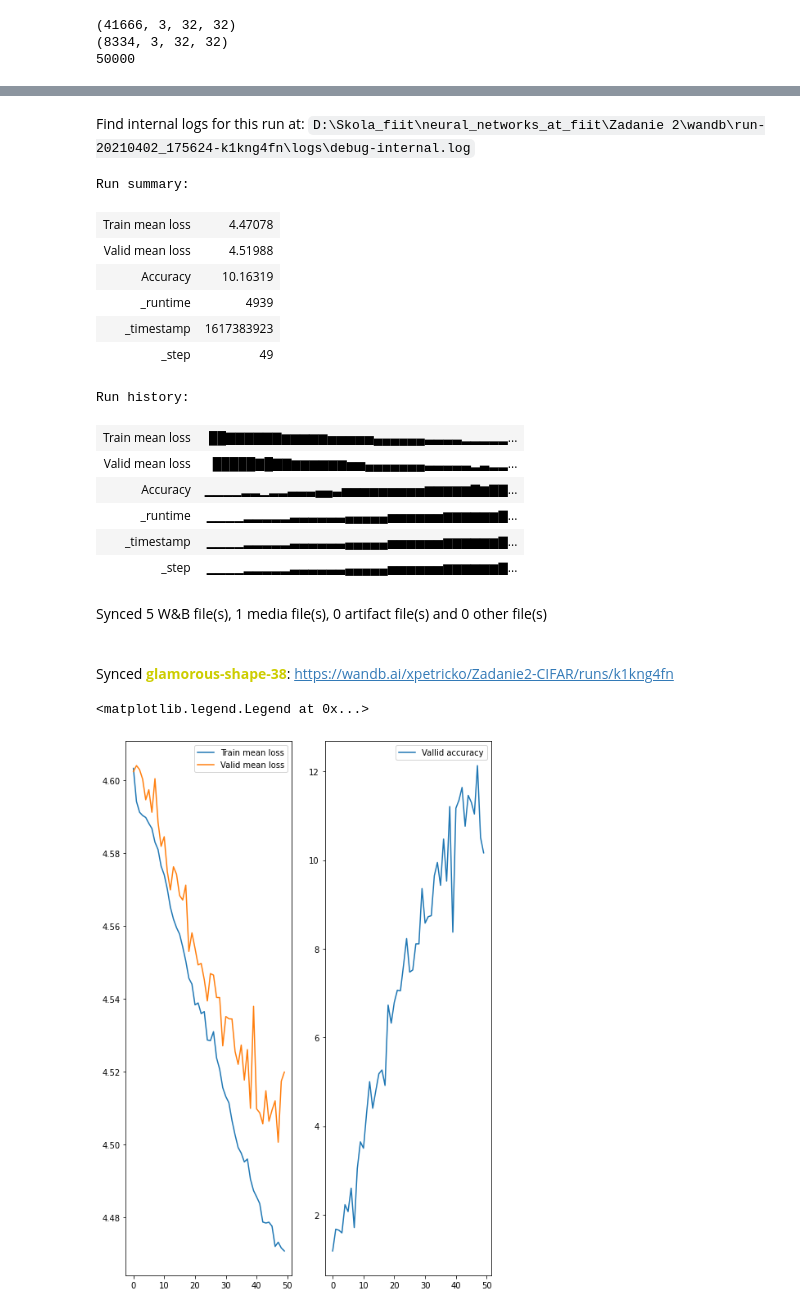
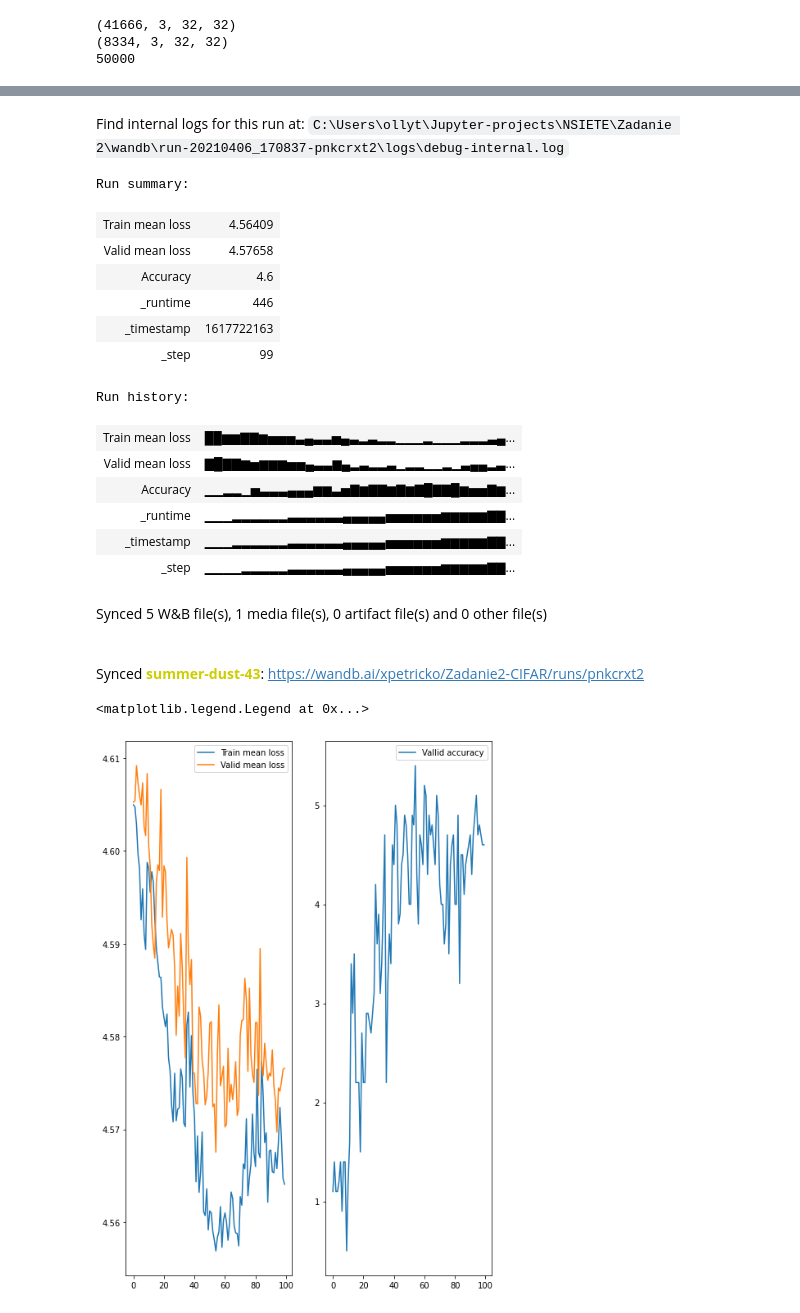
Before and after one commit to letv3/NSIETE, a Jupyter notebook: Zadanie 2/Zadanie2.ipynb, the cells around one changed output, grey strips where cells are left out. Drawn from its saved outputs; the diff is of its cells as text; code cells hidden in the pictures.

Commit message:
Update Zadanie2.ipynb
added device choice (cpu or gpu)

```diff
--- a/Zadanie 2/Zadanie2.ipynb
+++ b/Zadanie 2/Zadanie2.ipynb
@@ -20,3 +20,6 @@ import torch.nn.functional as F
 from torch.utils.data import Dataset, DataLoader
 import torchvision
 import torchvision.transforms as transforms
+# %%
+device = torch.device('cuda' if torch.cuda.is_available() else 'cpu')
+device
@@ -59,9 +66,9 @@ sns.countplot(y_train_np)
 x_max,y_max = 3,3
 offset = 0
 
-f, axarr = plt.subplots(y_max,x_max)
-for y in range(y_max):
-    for x in range(x_max):
-        axarr[y,x].imshow(X_train_np[y*y_max+x+offset])
+# f, axarr = plt.subplots(y_max,x_max)
+# for y in range(y_max):
+#     for x in range(x_max):
+#         axarr[y,x].imshow(X_train_np[y*y_max+x+offset])
 # print(y_train[i])
 # plt.imshow(np.rollaxis(X_train[i], 0, 3))
@@ -230,9 +245,9 @@ class Net(nn.Module):
 
 learning_rate=0.001
 betas = (0.9,0.999)
-batch_size = 10000
-sample_limit = None
-epochs = 50
+batch_size = 128
+sample_limit = 6000
+epochs = 100
 # %%
 
 optimizers = [{"name":"Adam","op":optim.Adam},{"name":"RMSprop","op":optim.RMSprop},{"name":"SGD","op":optim.SGD},]
@@ -330,7 +309,7 @@ learning_rates = [1e-1,1e-2,1e-3,1e-4,1e-4]
 
 
 run = wandb.init(project='Zadanie2-CIFAR', entity='xpetricko')
-run.name = "Full run 50 epochs 10000 bs"
+run.name = "run 100 epochs 128 bs"
 
 config = wandb.config
 config.learning_rate = learning_rate
@@ -339,6 +318,7 @@ config.batch_size=batch_size
 
 
 model = Net(3,100)
+model.to(device)
 optimizer = optim.Adam(model.parameters(),lr=learning_rate)
 # optimizer = opt["op"](model.parameters(),lr=1e-4)
 loss_fn = nn.CrossEntropyLoss()
@@ -367,6 +347,7 @@ for epoch in range(epochs):
     valid_losses = []
 
     for i, (images,labels) in enumerate(train_loader):
+        images, labels = images.to(device), labels.to(device)
         optimizer.zero_grad()
         output = model.forward(images)
         loss = loss_fn(output,labels)
@@ -383,6 +364,7 @@ for epoch in range(epochs):
 
     with torch.no_grad():
         for i,(images,labels) in enumerate(valid_loader):
+            images, labels = images.to(device), labels.to(device)
             output = model.forward(images)
             loss = loss_fn(output,labels)
 
@@ -443,19 +428,19 @@ Find user logs for this run at: D:\Skola_fiit\neural_networks_at_fiit\Zadanie 2\
-Find internal logs for this run at: D:\Skola_fiit\neural_networks_at_fiit\Zadanie 2\wandb\run-20210402_175624-k1kng4fn\logs\debug-internal.log
+Find internal logs for this run at: C:\Users\ollyt\Jupyter-projects\NSIETE\Zadanie 2\wandb\run-20210406_170837-pnkcrxt2\logs\debug-internal.log
-Run summary:
+Run summary:
-| Train mean loss | 4.47078 |
-| Valid mean loss | 4.51988 |
-| Accuracy | 10.16319 |
-| _runtime | 4939 |
-| _timestamp | 1617383923 |
-| _step | 49 |
+| Train mean loss | 4.56409 |
+| Valid mean loss | 4.57658 |
+| Accuracy | 4.6 |
+| _runtime | 446 |
+| _timestamp | 1617722163 |
+| _step | 99 |
-Run history:
+Run history:
-| Train mean loss | ██▇▇▇▇▇▇▆▆▆▆▆▅▅▅▅▅▄▄▄▄▄▄▃▃▃▃▂▂▂▂▂... |
-| Valid mean loss | █████▇█▇▇▆▆▆▆▆▆▅▅▄▄▄▄▄▄▄▃▃▃▃▃▂▃▂▂... |
-| Accuracy | ▁▁▁▁▂▂▁▂▂▃▃▃▄▄▃▅▅▅▅▅▅▅▅▅▆▆▆▆▆▇▆▇▇... |
-| _runtime | ▁▁▁▁▂▂▂▂▂▃▃▃▃▃▃▄▄▄▄▄▅▅▅▅▅▅▆▆▆▆▆▆▇... |
-| _timestamp | ▁▁▁▁▂▂▂▂▂▃▃▃▃▃▃▄▄▄▄▄▅▅▅▅▅▅▆▆▆▆▆▆▇... |
-| _step | ▁▁▁▁▂▂▂▂▂▃▃▃▃▃▃▄▄▄▄▄▅▅▅▅▅▅▆▆▆▆▆▆▇... |
+| Train mean loss | ██▆▆▇▇▆▅▅▅▃▄▃▃▅▄▃▂▃▂▂▁▁▁▂▁▁▁▂▂▂▃▄... |
+| Valid mean loss | ▇█▇▇▆▅▆▆▆▅▅▄▃▃▆▄▂▃▂▂▃▁▂▂▁▁▂▁▃▄▄▂▃... |
+| Accuracy | ▁▁▂▂▁▅▃▃▃▄▄▄▆▆▃▅▇▆▇▇▆▇▆▇█▇▇█▆▅▅▇▆... |
+| _runtime | ▁▁▁▂▂▂▂▂▂▃▃▃▃▃▃▄▄▄▄▄▅▅▅▅▅▅▆▆▆▆▆▇▇... |
+| _timestamp | ▁▁▁▂▂▂▂▂▂▃▃▃▃▃▃▄▄▄▄▄▅▅▅▅▅▅▆▆▆▆▆▇▇... |
+| _step | ▁▁▁▁▂▂▂▂▂▃▃▃▃▃▃▄▄▄▄▄▅▅▅▅▅▅▆▆▆▆▆▇▇... |
 Synced 5 W&B file(s), 1 media file(s), 0 artifact file(s) and 0 other file(s)
-Synced glamorous-shape-38: https://wandb.ai/xpetricko/Zadanie2-CIFAR/runs/k1kng4fn
+Synced summer-dust-43: https://wandb.ai/xpetricko/Zadanie2-CIFAR/runs/pnkcrxt2
-<matplotlib.legend.Legend at 0x...>
+<matplotlib.legend.Legend at 0x...>
-[figure, old version]
+[figure, new version]
```
Also changed, not shown: parts of 8 cells of this notebook.
